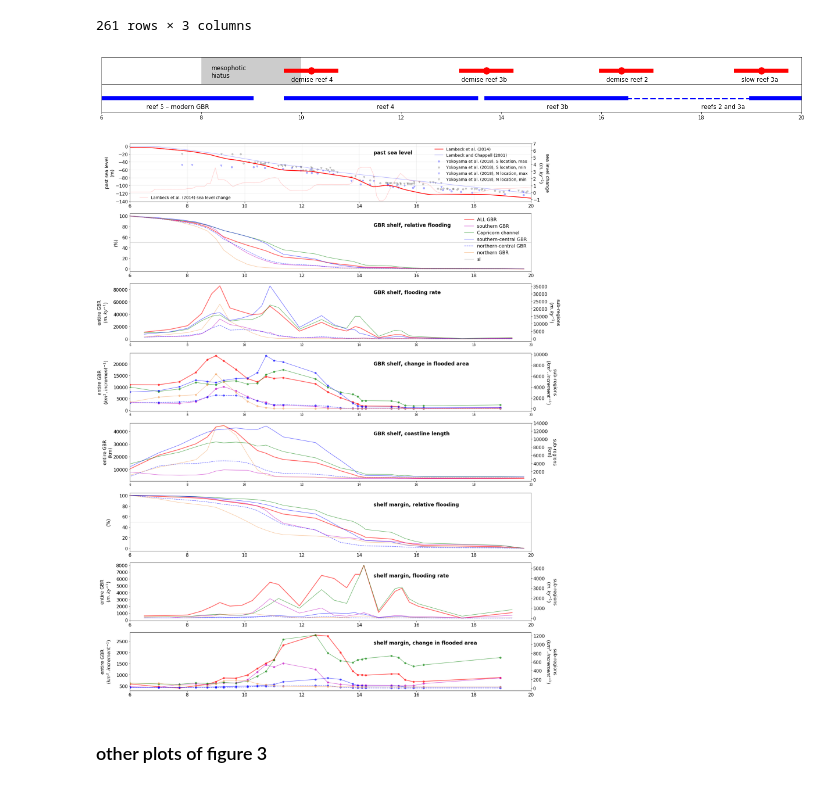
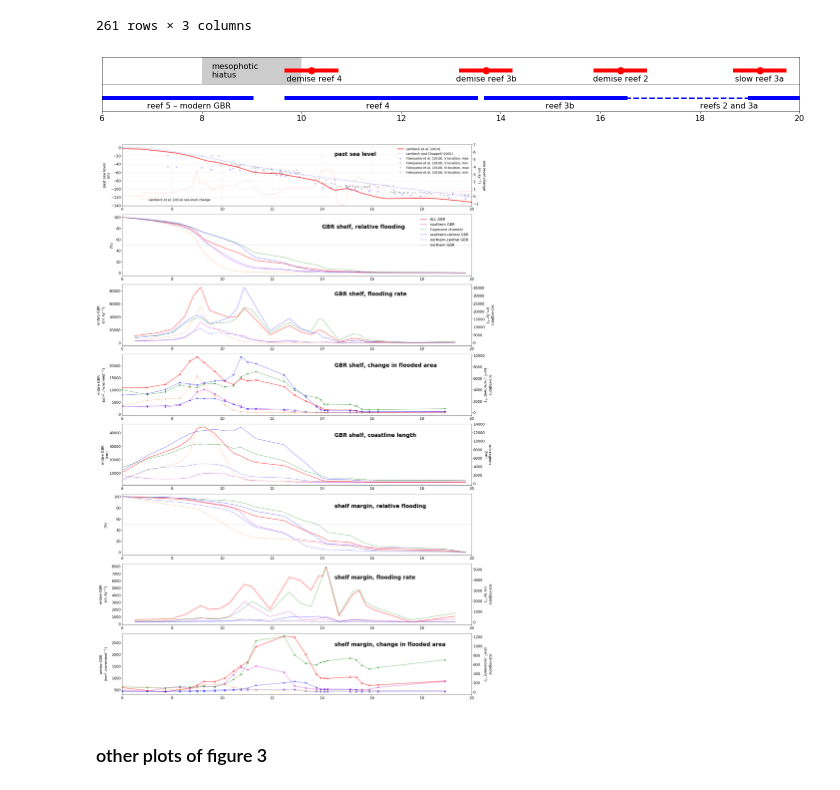
Before and after one commit to tawonque/gbr_flooding, a Jupyter notebook: resample_paperGBR.ipynb, the cells around one changed output. Saved outputs shown, nothing was run; the diff lists cells and outputs as text; code cells hidden in the pictures.

Commit message:
figures

```diff
--- a/resample_paperGBR.ipynb
+++ b/resample_paperGBR.ipynb
@@ -821,44 +849,46 @@ plt.plot([6, 20], [0.5, 0.5], c='k', linewidth=0.5)
 ## slowing of 3a
 plt.plot([19.7, 18.7], [0.75, 0.75], c='r', linewidth=8)
 plt.scatter(19.2, 0.75, c='r', s=180)
-plt.text(18.8, 0.56, 'slow reef 3a', fontsize=12)
+plt.text(18.7, 0.56, 'slow reef 3a', fontsize=16)
 ## death of 2 and start of 3b
-plt.plot([16.0, 17.0], [0.75, 0.75], c='r', linewidth=8)
+plt.plot([15.9, 16.9], [0.75, 0.75], c='r', linewidth=8)
 plt.scatter(16.4, 0.75, c='r', s=180)
-plt.text(16.1, 0.56, 'demise reef 2', fontsize=12)
+plt.text(15.85, 0.56, 'demise reef 2', fontsize=16)
 ## death of 3b
 plt.plot([13.2, 14.2], [0.75, 0.75], c='r', linewidth=8)
 plt.scatter(13.7, 0.75, c='r', s=180)
-plt.text(13.2, 0.56, 'demise reef 3b', fontsize=12)
+plt.text(13.1, 0.56, 'demise reef 3b', fontsize=16)
 ## demise of 4
 plt.plot([9.7, 10.7], [0.75, 0.75], c='r', linewidth=8)
 plt.scatter(10.2, 0.75, c='r', s=180)
-plt.text(9.8, 0.56, 'demise reef 4', fontsize=12)
+plt.text(9.7, 0.56, 'demise reef 4', fontsize=16)
 ## mesophotic hiatus
 hiatus = patches.Rectangle((8,0.5),2,8,linewidth=1,edgecolor=None,facecolor='k', alpha=0.2)
 ax.add_patch(hiatus)
-plt.text(8.2, 0.63, 'mesophotic\nhiatus', fontsize=12)
+plt.text(8.2, 0.63, 'mesophotic\nhiatus', fontsize=16)
 
 
 # growth
 ## 3A
 plt.plot([20, 19], [0.25, 0.25], c='b', linewidth=8)
 plt.plot([19, 16], [0.25, 0.25], '--', c='b', linewidth=3)
-plt.text(18, 0.06, 'reefs 2 and 3a', fontsize=12)
+plt.text(18, 0.06, 'reefs 2 and 3a', fontsize=16)
 
 ## 3b
 plt.plot([16.5, 13.7], [0.25, 0.25], c='b', linewidth=8)
-plt.text(14.9, 0.06, 'reef 3b', fontsize=12)
+plt.text(14.9, 0.06, 'reef 3b', fontsize=16)
 
 # 4 13 - 10
 plt.plot([13.5, 9.7], [0.25, 0.25], c='b', linewidth=8)
-plt.text(11.5, 0.06, 'reef 4', fontsize=12)
+plt.text(11.3, 0.06, 'reef 4', fontsize=16)
 
 # 5
 plt.plot([9, 6], [0.25, 0.25], c='b', linewidth=8)
-plt.text(6.9, 0.06, 'reef 5 – modern GBR', fontsize=12)
+plt.text(6.9, 0.06, 'reef 5 – modern GBR', fontsize=16)
 
 plt.yticks([])
+plt.xticks(fontsize=16)
+
 
 plt.xlim(6, 20)
 plt.ylim(0,1)
@@ -868,7 +898,7 @@ plt.savefig('./figures_review/figure_reef-response_review.pdf')
 
 plt.show()
 # %% [output]
-[figure, old version]
+[figure, new version]
 # %%
 #x_axis = sealevels
 x_axis = sea_level_resamp.age
@@ -895,7 +925,7 @@ plt.yticks(fontsize=16)
 plt.grid(alpha=0.3)
 plt.xlim(6,20)
 plt.ylabel('past sea level\n(m)', fontsize=16)
-plt.text(14.5, -20, 'past sea level', family='sans-serif', weight='bold', size='xx-large', bbox=dict(facecolor='white', edgecolor='white'))
+plt.text(14.5, -20, 'past sea level', family='sans-serif', weight='bold', size=24, bbox=dict(facecolor='white', edgecolor='white'))
 plt.legend(['Lambeck et al. (2014)', 'Lambeck and Chappell (2001)', 'Yokoyama et al. (2018), S location, max',
            'Yokoyama et al. (2018), S location, min', 'Yokoyama et al. (2018), N location, max',
            'Yokoyama et al. (2018), N location, min'], fontsize=14, frameon=False)
@@ -917,13 +947,12 @@ plt.plot(x_axis, df['southern-central GBR'], c='b', alpha=alpha)
 plt.plot(x_axis, df['northern-central GBR'], c='b', linestyle="--", alpha=alpha)
 plt.plot(x_axis, df['northern GBR'], c='sandybrown', alpha=alpha)
 plt.plot([6,20], [50,50], c='0.3', alpha=0.3, linewidth=1)
-#
 plt.xticks(fontsize=16)
 plt.yticks(fontsize=16)
 #plt.gca().invert_xaxis()
-plt.text(14.5, 80, 'GBR shelf, relative flooding', family='sans-serif', weight='bold', size='xx-large', bbox=dict(facecolor='white', edgecolor='white'))
+plt.text(14.0, 80, 'GBR shelf, relative flooding', family='sans-serif', weight='bold', size=24, bbox=dict(facecolor='white', edgecolor='white'))
 plt.ylabel('(%)', fontsize=16)
-plt.legend(flooded_area_perc.columns, fontsize=16, frameon=False)
+plt.legend(flooded_area_perc.columns[:-1], fontsize=16, frameon=False)
 plt.xticks(fontsize=16)
 plt.xlim(6,20)
 
@@ -934,17 +963,17 @@ df = flooding_rate
 ax = plt.plot(flooding_rate.age_corr, df.ALL_GBR_time, color='r', alpha=alpha, linewidth=2.5)
 plt.ylabel('entire GBR\n($m . ky^{-1}$)', fontsize=16, labelpad=15)
 plt.yticks(fontsize=16)
-#
+plt.xticks(fontsize=16)
 plt.twinx()
 plt.plot(flooding_rate.age_corr, df.southern_GBR_time, c='m', alpha=alpha)
 plt.plot(flooding_rate.age_corr, df.Capricorn_channel_time, c='g', alpha=alpha)
 plt.plot(flooding_rate.age_corr, df['southern-central_GBR_time'], c='b', alpha=alpha)
 plt.plot(flooding_rate.age_corr, df['northern-central_GBR_time'], c='b', linestyle="--", alpha=alpha)
 plt.plot(flooding_rate.age_corr, df.northern_GBR_time, c='sandybrown', alpha=alpha)
+plt.yticks(fontsize=16)
 #plt.gca().invert_xaxis()
 plt.xticks(fontsize=16)
-plt.yticks(fontsize=16)
-plt.text(14.5, 30000, 'GBR shelf, flooding rate', family='sans-serif', weight='bold', size='xx-large', bbox=dict(facecolor='white', edgecolor='white'))
+plt.text(14.5, 30000, 'GBR shelf, flooding rate', family='sans-serif', weight='bold', size=24, bbox=dict(facecolor='white', edgecolor='white'))
 plt.ylabel('sub-regions\n($m . ky^{-1}$)', fontsize=16, rotation=-90, labelpad=40)
 plt.xlim(6,20)
 
@@ -953,7 +982,7 @@ df = flooding_rate
 ax = plt.plot(flooding_rate.age, df['ALL GBR'],  '-o', color='r', alpha=alpha, linewidth=2.5)
 plt.ylabel('entire GBR\n($km^2 . increment^{-1}$)', fontsize=16, labelpad=15)
 plt.yticks(fontsize=16)
-#
+plt.xticks(fontsize=16)
 plt.twinx()
 plt.plot(flooding_rate.age, df['southern GBR'], '-o', c='m', alpha=alpha)
 plt.plot(flooding_rate.age, df['Capricorn channel'], '-o', c='g', alpha=alpha)
@@ -963,7 +992,7 @@ plt.plot(flooding_rate.age, df['northern GBR'], '-o', c='sandybrown', alpha=alph
 #plt.gca().invert_xaxis()
 plt.xticks(fontsize=16)
 plt.yticks(fontsize=16)
-plt.text(14.5, 8000, 'GBR shelf, change in flooded area', family='sans-serif', weight='bold', size='xx-large', bbox=dict(facecolor='white', edgecolor='white'))
+plt.text(14.5, 8000, 'GBR shelf, change in flooded area', family='sans-serif', weight='bold', size=24, bbox=dict(facecolor='white', edgecolor='white'))
 plt.ylabel('sub-regions\n($km^2 . increment^{-1}$)', fontsize=16, rotation=-90, labelpad=30)
 plt.xlim(6,20)
 
@@ -972,14 +1001,14 @@ df = coastline_length
 ax = plt.plot(x_axis, df['ALL GBR'], color='r', alpha=alpha, linewidth=2.5)
 plt.ylabel('entire GBR\n(km)', fontsize=16)
 plt.yticks(fontsize=16)
+plt.xticks(fontsize=16)
 plt.twinx()
 plt.plot(x_axis, df['southern GBR'], c='m', alpha=alpha)
 plt.plot(x_axis, df['Capricorn channel'], c='g', alpha=alpha)
 plt.plot(x_axis, df['southern-central GBR'], c='b', alpha=alpha)
 plt.plot(x_axis, df['northern-central GBR'], c='b', linestyle="--", alpha=alpha)
 plt.plot(x_axis, df['northern GBR'], c='sandybrown', alpha=alpha)
-#plt.gca().invert_xaxis()
-plt.text(14.5, 11000, 'GBR shelf, coastline length', family='sans-serif', weight='bold', size='xx-large', bbox=dict(facecolor='white', edgecolor='white'))
+plt.text(14.5, 11000, 'GBR shelf, coastline length', family='sans-serif', weight='bold', size=24, bbox=dict(facecolor='white', edgecolor='white'))
 plt.xticks(fontsize=16)
 plt.yticks(fontsize=16)
 plt.ylabel('sub-regions\n(km)', fontsize=16, rotation=-90, labelpad=30)
@@ -994,11 +1023,9 @@ plt.plot(x_axis, df['southern-central GBR'], c='b', alpha=alpha)
 plt.plot(x_axis, df['northern-central GBR'], c='b', linestyle="--", alpha=alpha)
 plt.plot(x_axis, df['northern GBR'], c='sandybrown', alpha=alpha)
 plt.plot([6,20], [50,50], c='0.3', alpha=0.3, linewidth=1)
-
-#plt.gca().invert_xaxis()
 plt.xticks(fontsize=16)
 plt.yticks(fontsize=16)
-plt.text(14.5, 80, 'shelf margin, relative flooding', family='sans-serif', weight='bold', size='xx-large', bbox=dict(facecolor='white', edgecolor='white'))
+plt.text(14.5, 80, 'shelf margin, relative flooding', family='sans-serif', weight='bold', size=24, bbox=dict(facecolor='white', edgecolor='white'))
 plt.ylabel('(%)', fontsize=16, labelpad=30)
 plt.xlim(6,20)
 
@@ -1017,39 +1044,39 @@ plt.plot(shelf_edge_flooding_rate.age_corr, df.northern_GBR_time, c='sandybrown'
 #plt.gca().invert_xaxis()
 plt.xticks(fontsize=16)
 plt.yticks(fontsize=16)
-plt.text(14.5, 4100, 'shelf margin, flooding rate', family='sans-serif', weight='bold', size='xx-large', bbox=dict(facecolor='white', edgecolor='white'))
+plt.text(14.5, 4100, 'shelf margin, flooding rate', family='sans-serif', weight='bold', size=24, bbox=dict(facecolor='white', edgecolor='white'))
 plt.ylabel('sub-regions\n($m . ky^{-1}$)', fontsize=16, rotation=-90, labelpad=40)
 plt.xlabel('ka BP', fontsize=16)
 plt.xticks(fontsize=16)
 plt.xlim(6,20)
 
 plt.subplot(n,1,8)
 df = shelf_edge_flooding_rate
 ax = plt.plot(shelf_edge_flooding_rate.age, df['ALL GBR'], '-o', color='r', alpha=alpha, linewidth=2.5)
 plt.ylabel('entire GBR\n($km^2 . increment^{-1}$)', fontsize=16, labelpad=15)
 plt.xticks(fontsize=16)
 plt.yticks(fontsize=16)
 plt.twinx()
 plt.plot(shelf_edge_flooding_rate.age, df['southern GBR'], '-o', c='m', alpha=alpha)
 plt.plot(shelf_edge_flooding_rate.age, df['Capricorn channel'], '-o', c='g', alpha=alpha)
 plt.plot(shelf_edge_flooding_rate.age, df['southern-central GBR'],'-o', c='b', alpha=alpha)
 plt.plot(shelf_edge_flooding_rate.age, df['northern-central GBR'], '-o',c='b', linestyle="--", alpha=alpha)
 plt.plot(shelf_edge_flooding_rate.age, df['northern GBR'], '-o',c='sandybrown', alpha=alpha)
 #plt.gca().invert_xaxis()
 plt.xticks(fontsize=16)
 plt.yticks(fontsize=16)
-plt.text(14.5, 1000, 'shelf margin, change in flooded area', family='sans-serif', weight='bold', size='xx-large', bbox=dict(facecolor='white', edgecolor='white'))
+plt.text(14.5, 1000, 'shelf margin, change in flooded area', family='sans-serif', weight='bold', size=24, bbox=dict(facecolor='white', edgecolor='white'))
 plt.ylabel('sub-regions\n($km^2 . increment^{-1}$)', fontsize=16, rotation=-90, labelpad=40)
 plt.xlabel('ka BP', fontsize=16)
 plt.xlim(6,20)
 
 
 plt.savefig('./figures_review/figure_3-i_review.svg')
 plt.savefig('./figures_review/figure_3-i_review.pdf')
 
-plt.show()
+plt.tight_layout()
 # %% [output]
-[figure, old version]
+[figure, new version]
 # %% [markdown]
 ### other plots of figure 3
 # %%
```
Also changed, not shown: parts of 14 cells of this notebook, 9 other files.
